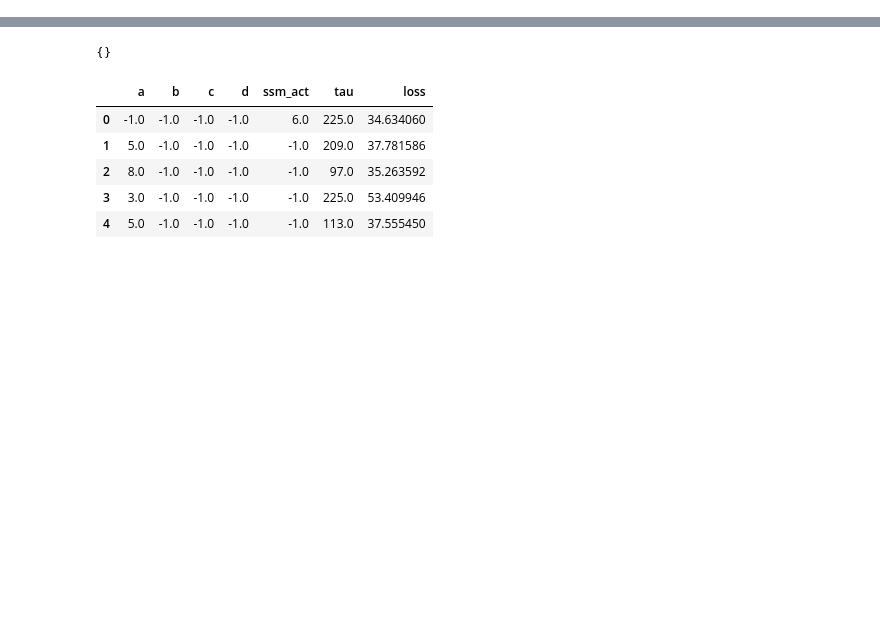
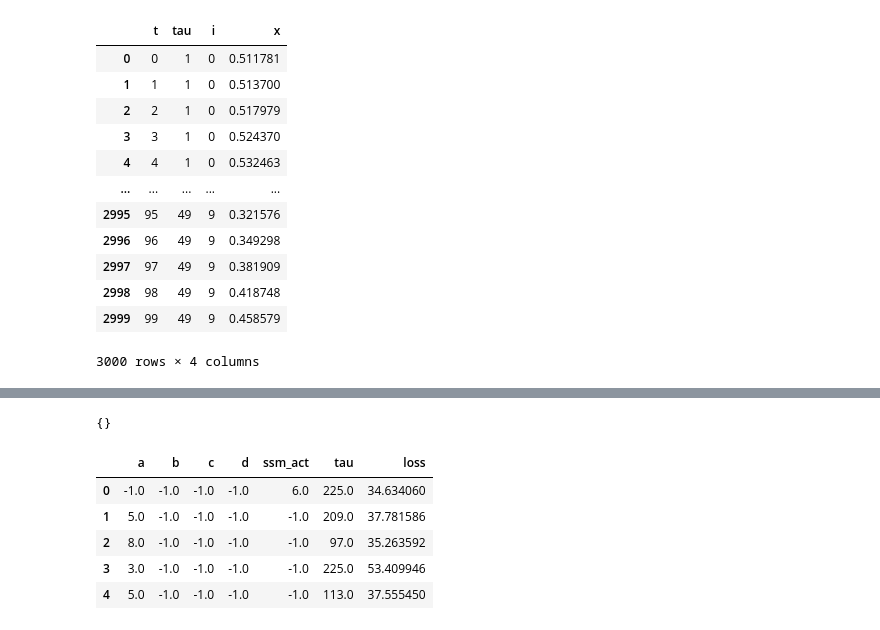
Before and after one commit to kmheckel/Q-S5, a Jupyter notebook: experiments/mackey_glass_plot.ipynb, the cells around one changed output, grey strips where cells are left out. Cells and saved outputs as stored; diff of their text form; code cells hidden in the pictures; blank space fills up the shorter version.

```diff
--- a/experiments/mackey_glass_plot.ipynb
+++ b/experiments/mackey_glass_plot.ipynb
@@ -7,3 +14,28 @@ import numpy as np
 import yaml
 import json
 import seaborn as sns
+# %%
+tau1 = np.load("dynamical/data/MackeyGlass/tau_1/0.npy")[:100]
+tau25 = np.load("dynamical/data/MackeyGlass/tau_25/0.npy")[:100]
+tau49 = np.load("dynamical/data/MackeyGlass/tau_49/0.npy")[:100]
+
+tau1_s = [{"t": i, "tau": 1, **dict(enumerate(x))} for i, x in enumerate(tau1)]
+tau25_s = [{"t": i, "tau": 25, **dict(enumerate(x))} for i, x in enumerate(tau25)]
+tau49_s = [{"t": i, "tau": 49, **dict(enumerate(x))} for i, x in enumerate(tau49)]
+df_taus = pd.DataFrame(tau1_s + tau25_s + tau49_s)
+df_taus = df_taus.melt(id_vars=["t", "tau"], var_name="i", value_name="x")
+df_taus
+# %% [output]
+|  | t | tau | i | x |
+| 0 | 0 | 1 | 0 | 0.511781 |
+| 1 | 1 | 1 | 0 | 0.513700 |
+| 2 | 2 | 1 | 0 | 0.517979 |
+| 3 | 3 | 1 | 0 | 0.524370 |
+| 4 | 4 | 1 | 0 | 0.532463 |
+| ... | ... | ... | ... | ... |
+| 2995 | 95 | 49 | 9 | 0.321576 |
+| 2996 | 96 | 49 | 9 | 0.349298 |
+| 2997 | 97 | 49 | 9 | 0.381909 |
+| 2998 | 98 | 49 | 9 | 0.418748 |
+| 2999 | 99 | 49 | 9 | 0.458579 |
+3000 rows × 4 columns
```
Also changed, not shown: parts of 4 cells of this notebook.
